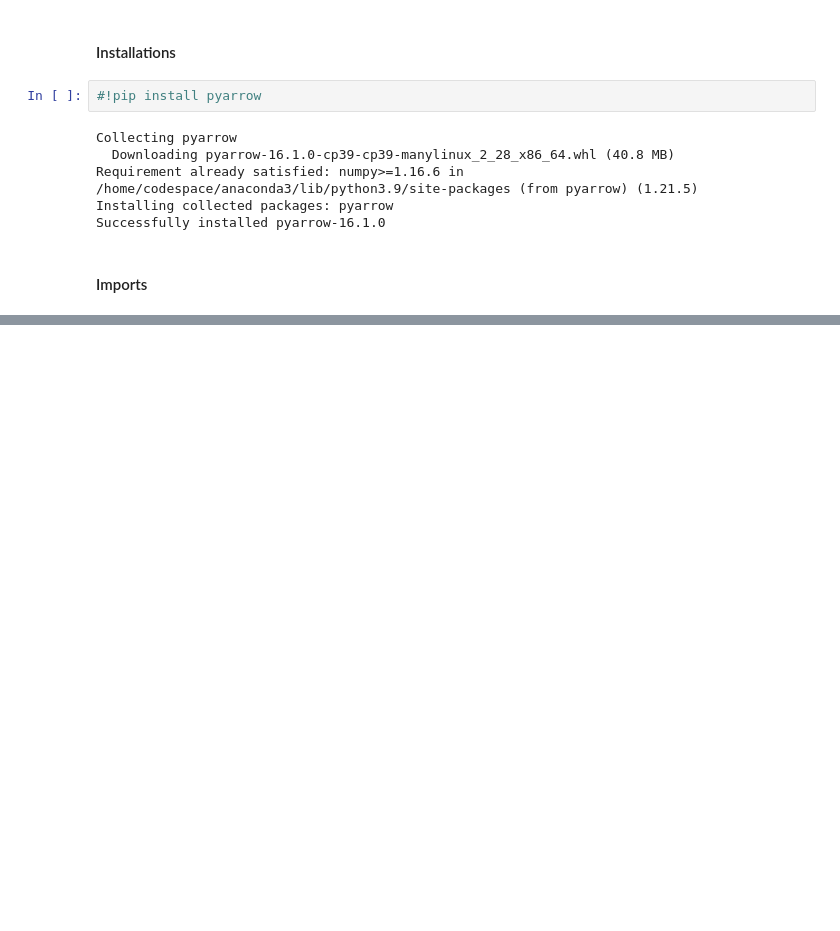
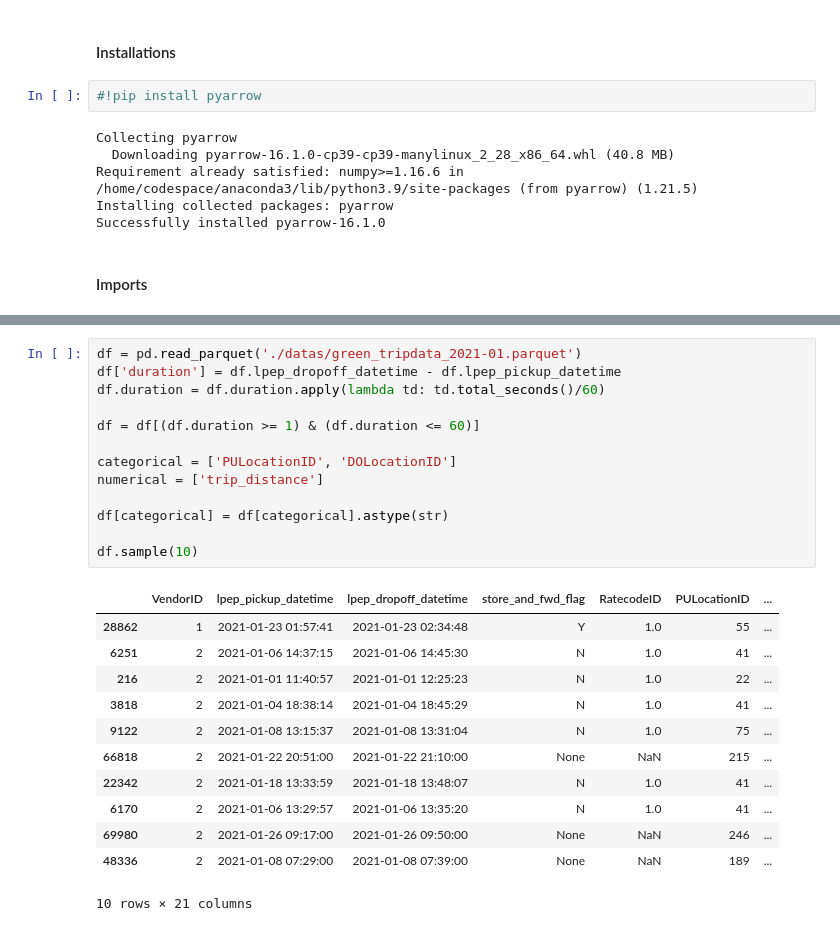
Before and after one commit to Berenger2/mlops_project, a Jupyter notebook: 01-intro/project_1.ipynb, the cells around one changed output, grey strips where cells are left out. Cells and saved outputs as stored; diff of their text form; blank space fills up the shorter version.

```diff
--- a/01-intro/project_1.ipynb
+++ b/01-intro/project_1.ipynb
@@ -25,0 +26,26 @@ df.sample(5)
+# %%
+df = pd.read_parquet('./datas/green_tripdata_2021-01.parquet')
+df['duration'] = df.lpep_dropoff_datetime - df.lpep_pickup_datetime
+df.duration = df.duration.apply(lambda td: td.total_seconds()/60)
+
+df = df[(df.duration >= 1) & (df.duration <= 60)]
+
+categorical = ['PULocationID', 'DOLocationID']
+numerical = ['trip_distance']
+
+df[categorical] = df[categorical].astype(str)
+
+df.sample(10)
+# %% [output]
+|  | VendorID | lpep_pickup_datetime | lpep_dropoff_datetime | store_and_fwd_flag | RatecodeID | PULocationID | ... |
+| 28862 | 1 | 2021-01-23 01:57:41 | 2021-01-23 02:34:48 | Y | 1.0 | 55 | ... |
+| 6251 | 2 | 2021-01-06 14:37:15 | 2021-01-06 14:45:30 | N | 1.0 | 41 | ... |
+| 216 | 2 | 2021-01-01 11:40:57 | 2021-01-01 12:25:23 | N | 1.0 | 22 | ... |
+| 3818 | 2 | 2021-01-04 18:38:14 | 2021-01-04 18:45:29 | N | 1.0 | 41 | ... |
+| 9122 | 2 | 2021-01-08 13:15:37 | 2021-01-08 13:31:04 | N | 1.0 | 75 | ... |
+| 66818 | 2 | 2021-01-22 20:51:00 | 2021-01-22 21:10:00 | None | NaN | 215 | ... |
+| 22342 | 2 | 2021-01-18 13:33:59 | 2021-01-18 13:48:07 | N | 1.0 | 41 | ... |
+| 6170 | 2 | 2021-01-06 13:29:57 | 2021-01-06 13:35:20 | N | 1.0 | 41 | ... |
+| 69980 | 2 | 2021-01-26 09:17:00 | 2021-01-26 09:50:00 | None | NaN | 246 | ... |
+| 48336 | 2 | 2021-01-08 07:29:00 | 2021-01-08 07:39:00 | None | NaN | 189 | ... |
+10 rows × 21 columns
```
Also changed, not shown: parts of 13 cells of this notebook, 3 other files.
